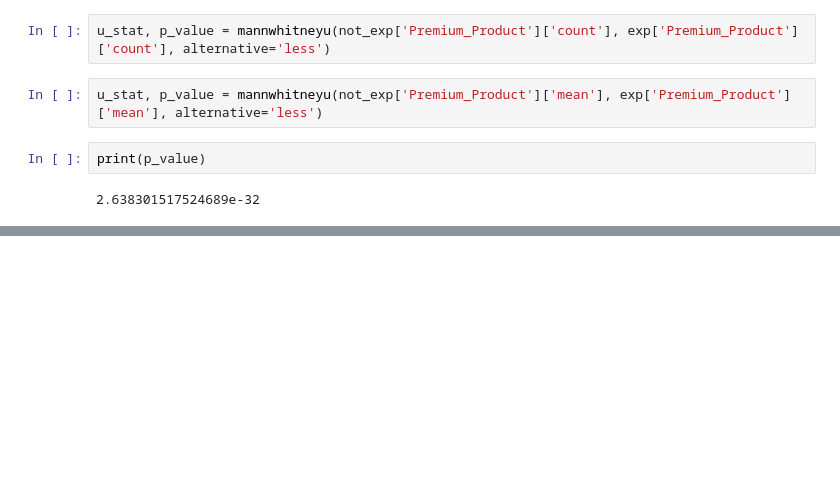
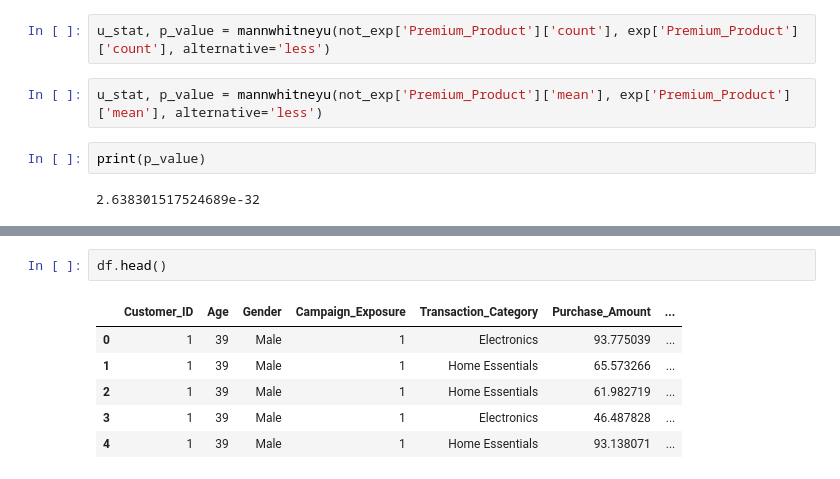
Before and after one commit to NazilaNajmul/schulich_data_science, a Jupyter notebook: Class 5.ipynb, the cells around one changed output, grey strips where cells are left out. Saved outputs shown, nothing was run; the diff lists cells and outputs as text; blank space fills up the shorter version.

```diff
--- a/Class 5.ipynb
+++ b/Class 5.ipynb
@@ -316,0 +334,9 @@ print(p_value)
+# %%
+df.head()
+# %% [output]
+|  | Customer_ID | Age | Gender | Campaign_Exposure | Transaction_Category | Purchase_Amount | ... |
+| 0 | 1 | 39 | Male | 1 | Electronics | 93.775039 | ... |
+| 1 | 1 | 39 | Male | 1 | Home Essentials | 65.573266 | ... |
+| 2 | 1 | 39 | Male | 1 | Home Essentials | 61.982719 | ... |
+| 3 | 1 | 39 | Male | 1 | Electronics | 46.487828 | ... |
+| 4 | 1 | 39 | Male | 1 | Home Essentials | 93.138071 | ... |
```
Also changed, not shown: parts of 1 cell of this notebook, 1 other file.
